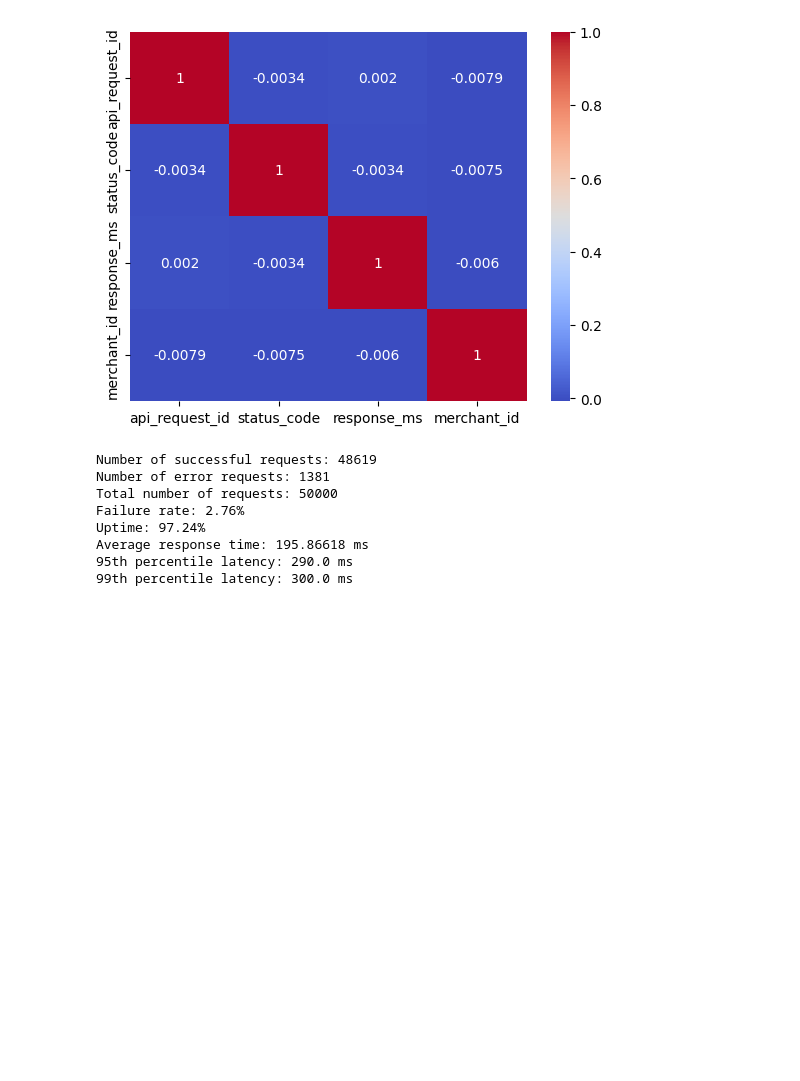
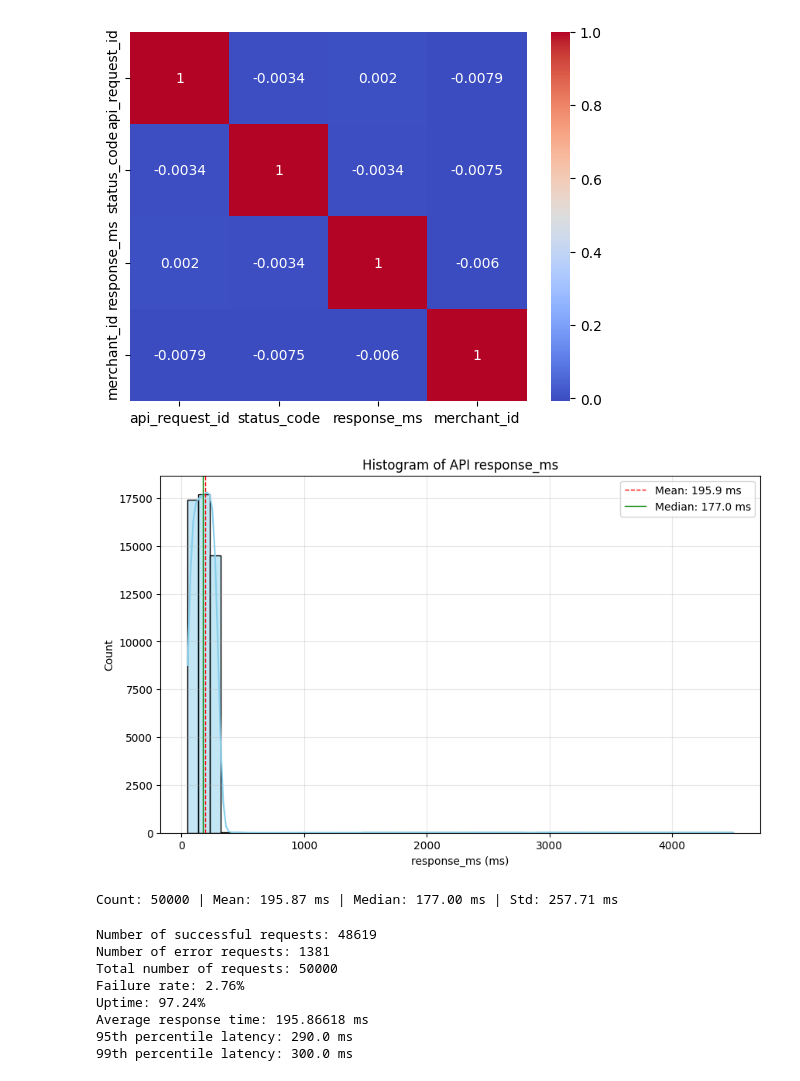
Before and after one commit to amr-salah92/E-Commerce-API-Quality-SLA-Performance-Analysis, a Jupyter notebook: E-Com Quality.ipynb, the cells around one changed output. Saved outputs shown, nothing was run; the diff lists cells and outputs as text; code cells hidden in the pictures; blank space fills up the shorter version.

```diff
--- a/E-Com Quality.ipynb
+++ b/E-Com Quality.ipynb
@@ -90,6 +90,27 @@ sns.heatmap(data_corr, annot=True, cmap='coolwarm')
 # %% [output]
 <Axes: >
 [figure]
+# %%
+# Histogram of response_ms
+plt.figure(figsize=(10,6))
+response_series = api_request_data['response_ms'].dropna()
+sns.histplot(response_series, bins=50, kde=True, color='skyblue')
+mean = response_series.mean()
+median = response_series.median()
+std = response_series.std()
+plt.axvline(mean, color='red', linestyle='--', linewidth=1, label=f'Mean: {mean:.1f} ms')
+plt.axvline(median, color='green', linestyle='-', linewidth=1, label=f'Median: {median:.1f} ms')
+plt.title('Histogram of API response_ms')
+plt.xlabel('response_ms (ms)')
+plt.ylabel('Count')
+plt.legend()
+plt.grid(alpha=0.3)
+plt.show()
+
+print(f"Count: {response_series.count()} | Mean: {mean:.2f} ms | Median: {median:.2f} ms | Std: {std:.2f} ms")
+# %% [output]
+[figure, added]
+Count: 50000 | Mean: 195.87 ms | Median: 177.00 ms | Std: 257.71 ms
 # %%
 count_sucess_request = api_request_data[api_request_data['HTTP_Response_code'] == 'Success'].shape[0]
 count_error_request = api_request_data[api_request_data['HTTP_Response_code'] != 'Success'].shape[0]
```
Also changed, not shown: parts of 3 cells of this notebook.
